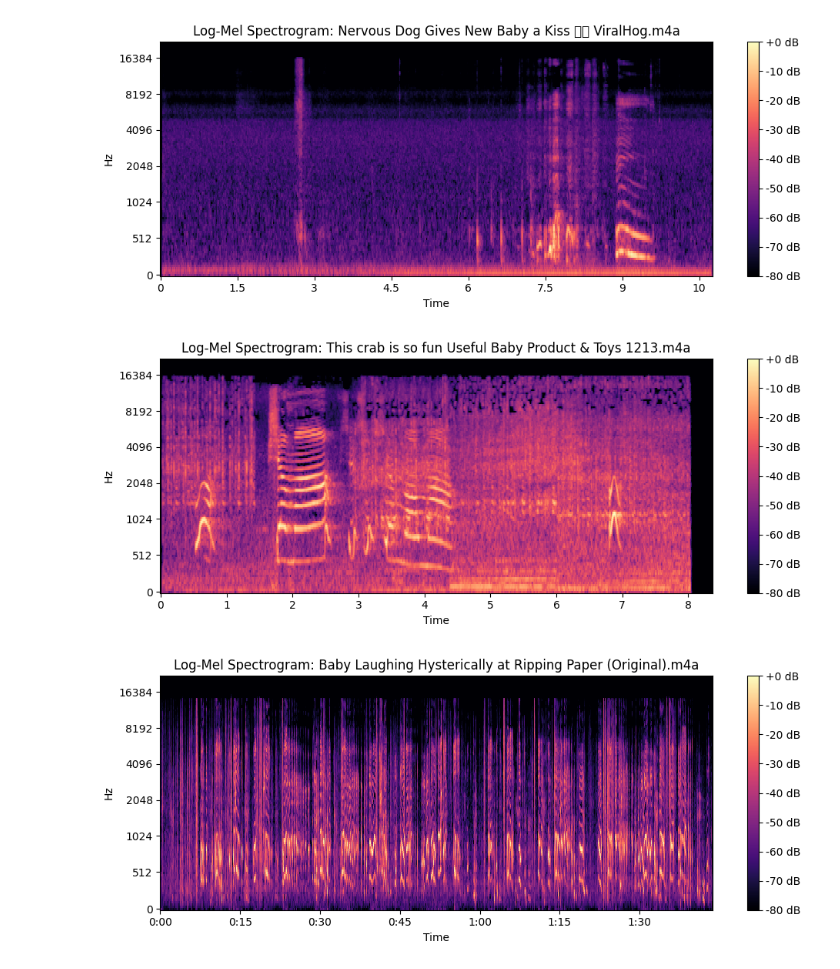
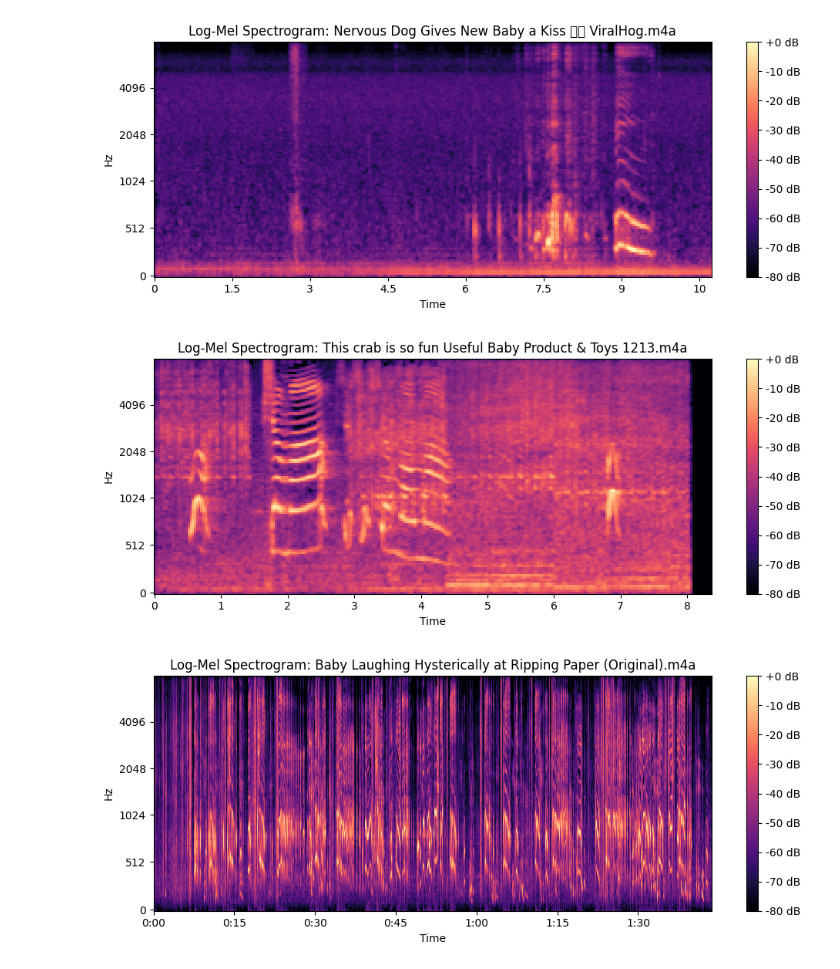
Before and after one commit to SamShin/CSE493_project, a Jupyter notebook: video_processing/audio_analyzer.ipynb, the cells around one changed output. Saved outputs shown, nothing was run; the diff lists cells and outputs as text; code cells hidden in the pictures.

Commit message:
Load and extract VGGish training data features + model outline

```diff
--- a/video_processing/audio_analyzer.ipynb
+++ b/video_processing/audio_analyzer.ipynb
@@ -38,32 +44,39 @@ ydl_config = {
 with YoutubeDL(ydl_config) as ydl:
     error_code = ydl.download(URLs)
 # %%
+def preprocessAudio(y: np.ndarray) -> np.ndarray:
+    y = librosa.to_mono(y) # set to mono
+    y = y / np.abs(y).max() # normalize amplitude
+    return y
+
 # Get the log mels of the files
-
 def getLogMels(file_names: list[str]) -> np.ndarray:
     log_mels = np.ndarray(len(file_names), dtype=np.ndarray)
 
     for i, fn in enumerate(file_names):
         fp = path.join(path.join(path.dirname(os.getcwd()), 'data/dl_audios'), fn)
-        y, sr = librosa.load(fp, sr=44100)
+        y, sr = librosa.load(fp, sr=sr_param)
+        y = preprocessAudio(y)
         mel = librosa.feature.melspectrogram(y=y, sr=sr, n_mels=128)
         log_mels[i] = librosa.power_to_db(mel, ref=np.max)
 
     return log_mels
 
+sr_param = 16000
 file_names = getFileNames()
 log_mels = getLogMels(file_names)
 # %%
-# Visualize first 3 log mel spectograms
+# Visualize first 3 log mel spectrograms
 
 for i in range(3):
     plt.figure(figsize=(10, 4))
-    librosa.display.specshow(log_mels[i], sr=44100, x_axis='time', y_axis='mel')
+    # TODO - should bench mark different sample rates
+    librosa.display.specshow(log_mels[i], sr=sr_param, x_axis='time', y_axis='mel')
     plt.colorbar(format='%+2.0f dB')
     plt.title(f'Log-Mel Spectrogram: {file_names[i]}')
     plt.tight_layout()
     plt.show()
 # %% [output]
-[figure, old version]
+[figure, new version]
-[figure, old version]
+[figure, new version]
-[figure, old version]
+[figure, new version]
```
Also changed, not shown: parts of 4 cells of this notebook, 6 other files.
